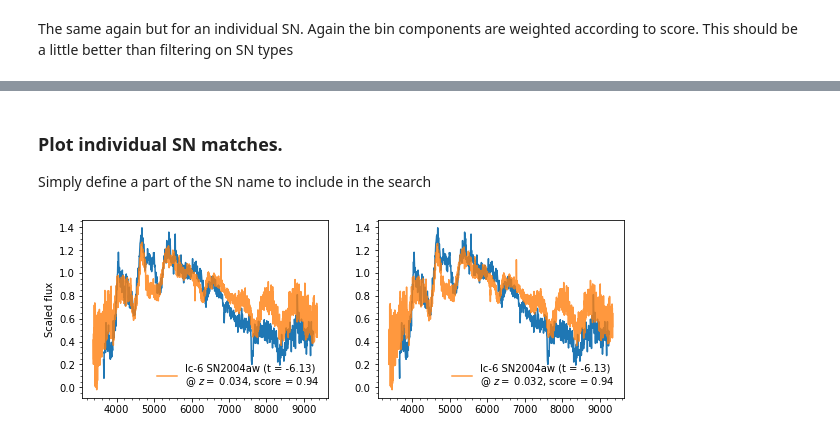
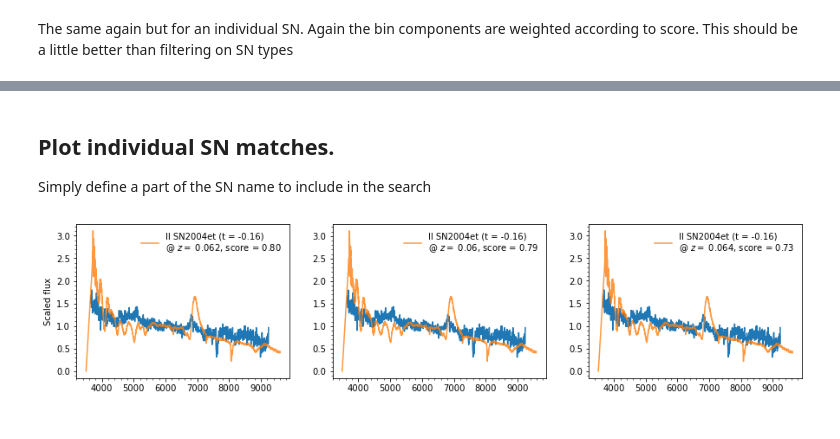
Before and after one commit to SiPrentice/SN_classifier, a Jupyter notebook: Classify_Supernovae.ipynb, the cells around one changed output, grey strips where cells are left out. Drawn from its saved outputs; the diff is of its cells as text; code cells hidden in the pictures.

```diff
--- a/Classify_Supernovae.ipynb
+++ b/Classify_Supernovae.ipynb
@@ -112,20 +131,20 @@ spectrum = f'./for_classification/{specname}'
 # %%
-folder = '/Users/sprentice/Documents/Pessto_run_feb21/2Feb/classifications/'
+# For multiple spectra in a folder
+folder = '/Users/sprentice/Documents/Pessto_run_feb21/4Feb/for_classification/'
 
 # print the file names in order
 spectra = glob(folder +'*.asci')
 for idx, i in enumerate(spectra):
     print(idx, os.path.basename(i ) )
 
-# choose the object and set extinction
-index = 3
-E = 1.6/3.1
-# Set if redshift is known
+# choose the object and set extinction and the redshift, if known
+index = 8
+E = False
 redshift = False
+pad = False
 
 # set spectum name ad if necessary pad and deredden
 spectrum = spectra[index]
-#spectrum = pad(specname, deredden = E)
 
 # print the chose spectrum for classification
 print(f'\nclassifying {os.path.basename(spectrum) }')
@@ -146,5 +178,5 @@ classifying tATLAS21dhb_20210201_Gr13_Free_slit1.0_1_f.asci
 # %%
-best_match, indices, scores = get_classification(spectrum, clf, E = E)
+best_match, indices, scores = get_classification(spectrum, clf, E = E, pad = pad)
 best_match_properties = split(best_match)[0]
 best_match_properties
 print(f'The best match is {best_match_properties[0]} {best_match_properties[1]} (t = {best_match_properties[3]} d) at z = {best_match_properties[2]}')
@@ -262,40 +265,45 @@ z = 0.039 +-0.008
 # %% [markdown]
-### Plot individual SN matches.
+## Plot individual SN matches.
 Simply define a part of the SN name to include in the search
 # %%
 x , y = np.loadtxt(spectrum, usecols = (0,1) ,unpack= True )
+
+if E:
+    y = dered(x, y, 3.1, E)
 
 scale = y[np.argmin(abs(x-6000))]
 y = y / scale
 
 # need a rising index
 n= 0
 
 plt.figure(figsize = (15,19))
 for i, spec in enumerate(all_specs):
-    if '04aw' in spec and n < 15:
+    if '04et' in spec and n < 15:
 
         plt.subplot(5,3, n + 1)
         plt.plot(x, y)
 
         x_, y_ = np.loadtxt(ref_location + spec, unpack = True)
 
         x_ = x_ * (1 + zs[i])
 
         scale = y_[np.argmin(abs(x_ - 6000))]
         y_ = y_ / scale
 
+        fit_score = sorted_scores[i] / max(sorted_scores)
         plt.plot(x_, y_, label = f'{types[i]} {sne[i]} (t = {epochs[i]})\n@ $z=$ {zs[i]}, score = {fit_score:.2f}', alpha = 0.8)
 
         plt.legend(frameon = False)
         plt.minorticks_on()
 
         # this messes up if the limit of n changes
         if n in  [0, 3, 6, 9, 12]:
             plt.ylabel('Scaled flux')
         if n in [14, 13 ,12]:
             plt.xlabel('Observed wavelength [$\mathrm{\AA}$]')
         #plt.show()
         n+=1
+#plt.savefig(f'{spectrum}.pdf')
 # %% [output]
-[figure, old version]
+[figure, new version]
```
Also changed, not shown: parts of 26 cells of this notebook.
